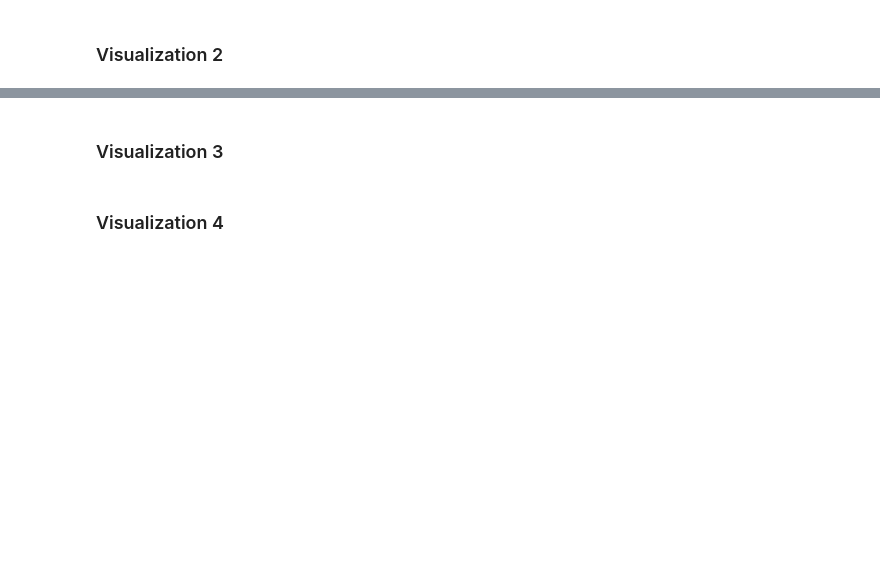
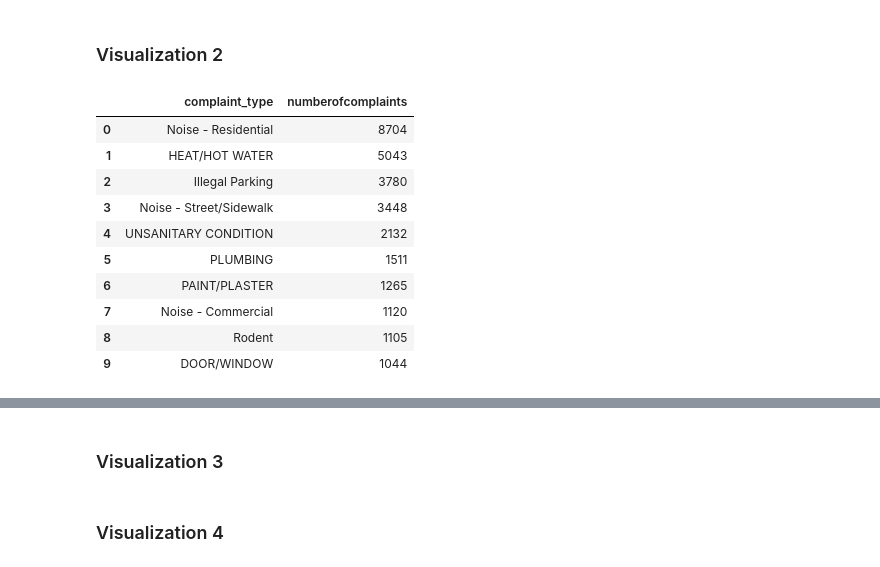
Before and after one commit to XinyueWa/FinalProj, a Jupyter notebook: Project Template.ipynb, the cells around one changed output, grey strips where cells are left out. Saved outputs shown, nothing was run; the diff lists cells and outputs as text; code cells hidden in the pictures; blank space fills up the shorter version.

```diff
--- a/Project Template.ipynb
+++ b/Project Template.ipynb
@@ -967,2 +955,30 @@ plot = generate_plot(daily_complaints_df)
 # %% [markdown]
 ### Visualization 2
+# %%
+def get_top_complaints_data() -> pd.DataFrame:
+    # Database connection parameters
+    host = "localhost"
+    dbname = "e4501project"
+    user = "postgres"
+    password = "a123456"
+
+    # SQL query adjusted based on the database column names
+    query = """
+    SELECT
+        complaint_type,
+        COUNT(unique_key) AS NumberOfComplaints
+    FROM
+        nyc_311
+    WHERE
+        incident_zip = '10027' AND
+        created_date BETWEEN '2022-03-01' AND '2024-02-29'
+    GROUP BY
+        complaint_type
+    ORDER BY
+        NumberOfComplaints DESC
+    LIMIT 10;
+    """
+
+    # Establish the database connection and fetch data
+    with psycopg2.connect(host=host, dbname=dbname, user=user, password=password) as conn:
+        return pd.read_sql_query(query, conn)
@@ -968,0 +1006,15 @@ plot = generate_plot(daily_complaints_df)
+# %%
+complaints_data = get_top_complaints_data()
+complaints_data
+# %% [output]
+|  | complaint_type | numberofcomplaints |
+| 0 | Noise - Residential | 8704 |
+| 1 | HEAT/HOT WATER | 5043 |
+| 2 | Illegal Parking | 3780 |
+| 3 | Noise - Street/Sidewalk | 3448 |
+| 4 | UNSANITARY CONDITION | 2132 |
+| 5 | PLUMBING | 1511 |
+| 6 | PAINT/PLASTER | 1265 |
+| 7 | Noise - Commercial | 1120 |
+| 8 | Rodent | 1105 |
+| 9 | DOOR/WINDOW | 1044 |
```
Also changed, not shown: parts of 8 cells of this notebook.
